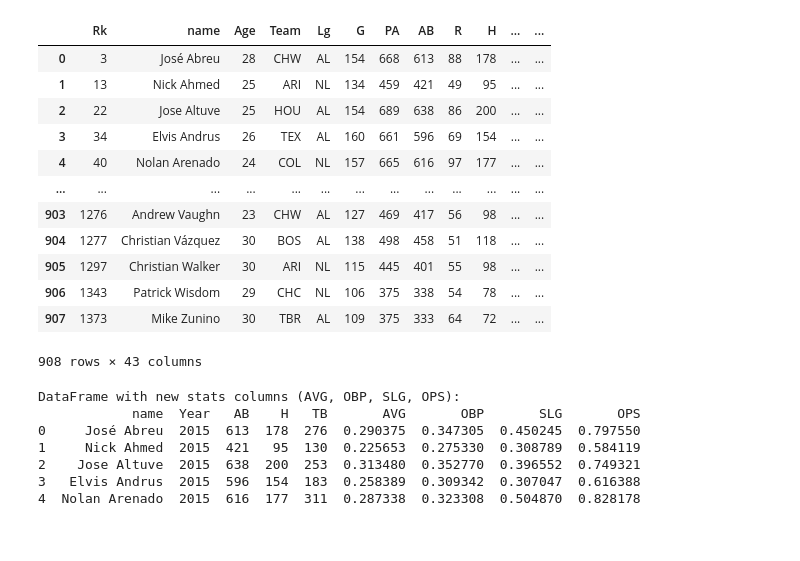
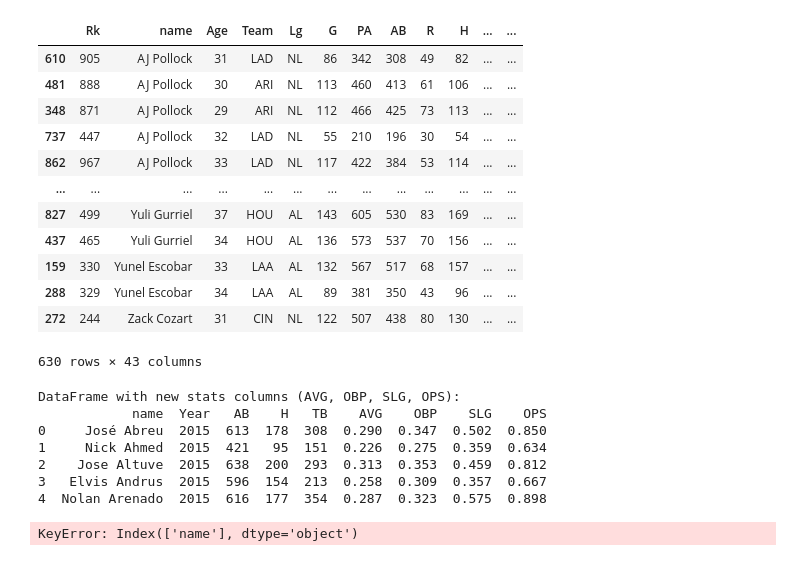
Before and after one commit to bradenkirkpatrick/data-wrangling-project, a Jupyter notebook: main.ipynb, the cells around one changed output. Saved outputs shown, nothing was run; the diff lists cells and outputs as text; code cells hidden in the pictures.

```diff
--- a/main.ipynb
+++ b/main.ipynb
@@ -20,49 +20,52 @@ batting['name'] = batting['name'].str.strip()
 # %%
 # join the two dataframes on name and year
 df = batting.merge(exit_velocity_data, how='inner', left_on=['name', 'Year'], right_on=['name', 'year'])
-df
+dups = df[df.duplicated(subset=['name'],)]
+dups.sort_values('name')
 # %% [output]
 |  | Rk | name | Age | Team | Lg | G | PA | AB | R | H | ... | ... |
-| 0 | 3 | José Abreu | 28 | CHW | AL | 154 | 668 | 613 | 88 | 178 | ... | ... |
-| 1 | 13 | Nick Ahmed | 25 | ARI | NL | 134 | 459 | 421 | 49 | 95 | ... | ... |
-| 2 | 22 | Jose Altuve | 25 | HOU | AL | 154 | 689 | 638 | 86 | 200 | ... | ... |
-| 3 | 34 | Elvis Andrus | 26 | TEX | AL | 160 | 661 | 596 | 69 | 154 | ... | ... |
-| 4 | 40 | Nolan Arenado | 24 | COL | NL | 157 | 665 | 616 | 97 | 177 | ... | ... |
+| 610 | 905 | AJ Pollock | 31 | LAD | NL | 86 | 342 | 308 | 49 | 82 | ... | ... |
+| 481 | 888 | AJ Pollock | 30 | ARI | NL | 113 | 460 | 413 | 61 | 106 | ... | ... |
+| 348 | 871 | AJ Pollock | 29 | ARI | NL | 112 | 466 | 425 | 73 | 113 | ... | ... |
+| 737 | 447 | AJ Pollock | 32 | LAD | NL | 55 | 210 | 196 | 30 | 54 | ... | ... |
+| 862 | 967 | AJ Pollock | 33 | LAD | NL | 117 | 422 | 384 | 53 | 114 | ... | ... |
 | ... | ... | ... | ... | ... | ... | ... | ... | ... | ... | ... | ... | ... |
-| 903 | 1276 | Andrew Vaughn | 23 | CHW | AL | 127 | 469 | 417 | 56 | 98 | ... | ... |
-| 904 | 1277 | Christian Vázquez | 30 | BOS | AL | 138 | 498 | 458 | 51 | 118 | ... | ... |
-| 905 | 1297 | Christian Walker | 30 | ARI | NL | 115 | 445 | 401 | 55 | 98 | ... | ... |
-| 906 | 1343 | Patrick Wisdom | 29 | CHC | NL | 106 | 375 | 338 | 54 | 78 | ... | ... |
-| 907 | 1373 | Mike Zunino | 30 | TBR | AL | 109 | 375 | 333 | 64 | 72 | ... | ... |
+| 827 | 499 | Yuli Gurriel | 37 | HOU | AL | 143 | 605 | 530 | 83 | 169 | ... | ... |
+| 437 | 465 | Yuli Gurriel | 34 | HOU | AL | 136 | 573 | 537 | 70 | 156 | ... | ... |
+| 159 | 330 | Yunel Escobar | 33 | LAA | AL | 132 | 567 | 517 | 68 | 157 | ... | ... |
+| 288 | 329 | Yunel Escobar | 34 | LAA | AL | 89 | 381 | 350 | 43 | 96 | ... | ... |
+| 272 | 244 | Zack Cozart | 31 | CIN | NL | 122 | 507 | 438 | 80 | 130 | ... | ... |
-908 rows × 43 columns
+630 rows × 43 columns
 # %%
 #total bases
-df['TB'] = df['H'] + df['B'] + 2 * df['B_1'] + 3 * df['HR']
+df['TB'] = df['H'] + df['2B'] + 2 * df['3B'] + 3 * df['HR']
 
 #Bat Avg
-df['AVG'] = df['H'].divide(df['AB'], fill_value=0) #, where=df['AB'] != 0
+df['AVG'] = (df['H'] / df['AB']).round(3) #, where=df['AB'] != 0
 
 #on base
 numerator_obp = df['H'] + df['BB'] + df['HBP']
 denominator_obp = df['AB'] + df['BB'] + df['HBP'] + df['SF']
-df['OBP'] = numerator_obp.divide(denominator_obp, fill_value=0)# , where=denominator_obp != 0
+obp_calculation = numerator_obp / denominator_obp
+df['OBP'] = obp_calculation.round(3)# , where=denominator_obp != 0
 
 #slugging
-df['SLG'] = df['TB'].divide(df['AB'])# , where=df['AB'] != 0
+slugging_calculation = df['TB'] / df['AB']
+df['SLG'] = slugging_calculation.round(3)# , where=df['AB'] != 0
 
 #on base + slugging
-df['OPS'] = df['OBP'] + df['SLG']
+df['OPS'] = (obp_calculation + slugging_calculation).round(3)
 
 print("DataFrame with new stats columns (AVG, OBP, SLG, OPS):")
 print(df[['name', 'Year', 'AB', 'H', 'TB', 'AVG', 'OBP', 'SLG', 'OPS']].head())
 # %% [output]
 DataFrame with new stats columns (AVG, OBP, SLG, OPS):
-            name  Year   AB    H   TB       AVG       OBP       SLG       OPS
-0     José Abreu  2015  613  178  276  0.290375  0.347305  0.450245  0.797550
-1     Nick Ahmed  2015  421   95  130  0.225653  0.275330  0.308789  0.584119
-2    Jose Altuve  2015  638  200  253  0.313480  0.352770  0.396552  0.749321
-3   Elvis Andrus  2015  596  154  183  0.258389  0.309342  0.307047  0.616388
-4  Nolan Arenado  2015  616  177  311  0.287338  0.323308  0.504870  0.828178
+            name  Year   AB    H   TB    AVG    OBP    SLG    OPS
+0     José Abreu  2015  613  178  308  0.290  0.347  0.502  0.850
+1     Nick Ahmed  2015  421   95  151  0.226  0.275  0.359  0.634
+2    Jose Altuve  2015  638  200  293  0.313  0.353  0.459  0.812
+3   Elvis Andrus  2015  596  154  213  0.258  0.309  0.357  0.667
+4  Nolan Arenado  2015  616  177  354  0.287  0.323  0.575  0.898
 # %%
 # batting = con.execute("SELECT * FROM batting").df()
 
@@ -82,7 +85,7 @@ wide_batting_df = batting.pivot_table(
 wide_batting_df['name'] = wide_batting_df['name'].str.strip()
 wide_batting_df['name'] = wide_batting_df['name'].str.replace('*', '', regex=False)
 wide_batting_df['name'] = wide_batting_df['name'].str.replace('#', '', regex=False)
-# if duplicate names exist sum all their stats
-wide_batting_df = wide_batting_df.groupby('name', as_index=False).sum(numeric_only=False)
 
 wide_batting_df.to_csv('wide_batting_stats.csv')
+# %% [output]
+KeyError: Index(['name'], dtype='object')
```
Also changed, not shown: 1 other file.
